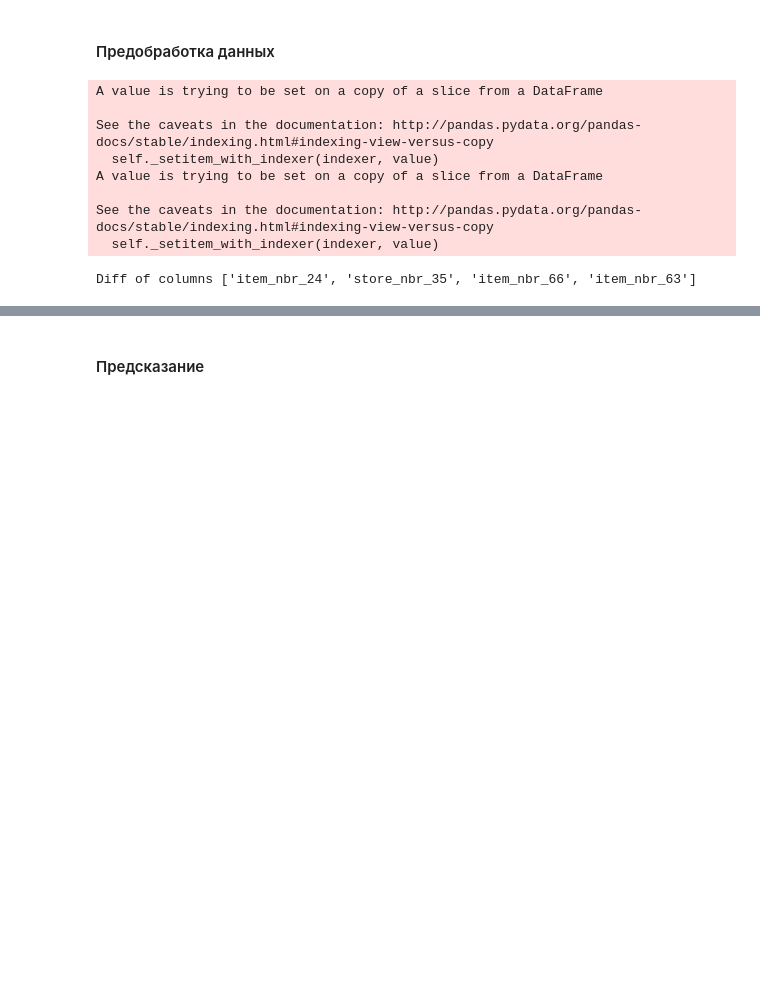
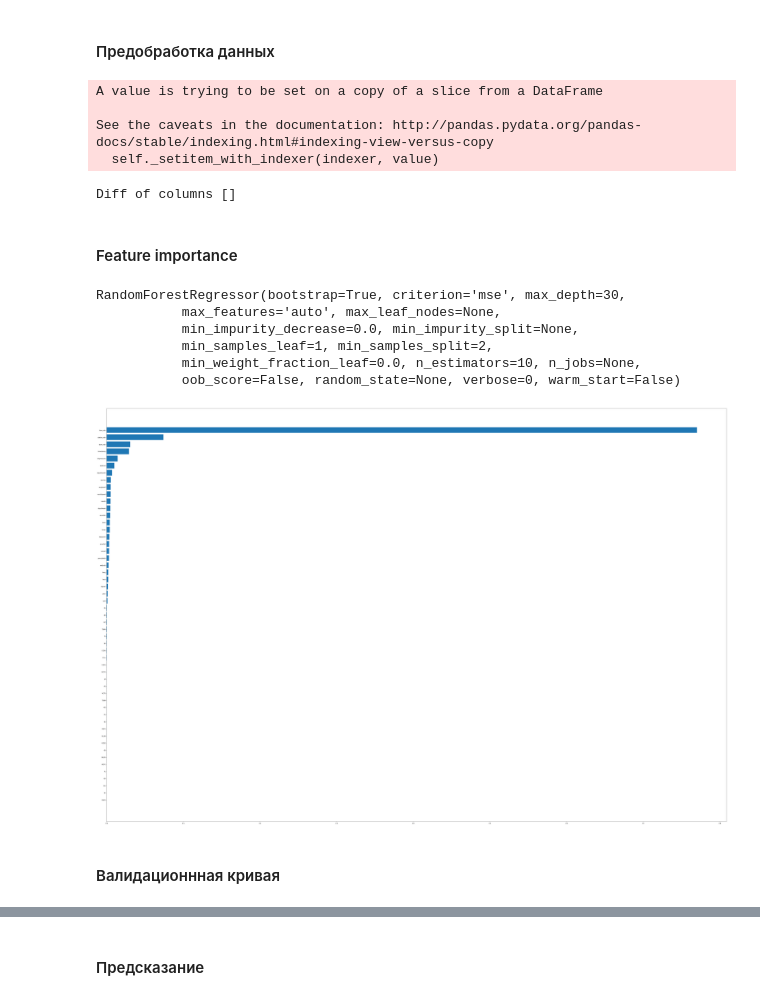
Before and after one commit to skrydg/ml, a Jupyter notebook: kaggle/walmart-recruiting-sales-in-stormy-weather/iteration1.ipynb, the cells around one changed output, grey strips where cells are left out. Cells and saved outputs as stored; diff of their text form; code cells hidden in the pictures; blank space fills up the shorter version.

```diff
--- a/kaggle/walmart-recruiting-sales-in-stormy-weather/iteration1.ipynb
+++ b/kaggle/walmart-recruiting-sales-in-stormy-weather/iteration1.ipynb
@@ -103,7 +87,21 @@ def preprocessing(data, key, weather, target_field=TARGET_NAME):
     return result
 # %%
-preprocessed_train = preprocessing(train[~train['product'].isin(unclaimed_products)], key, weather)
-preprocessed_test = preprocessing(test[~test['product'].isin(unclaimed_products)], key, weather)
+weather = weather.replace('M', -1)
+weather = weather.replace('  T', 0.001)
+
+for c in set(weather.columns) - set(['date', 'codesum', 'sunrise', 'sunset']):
+    weather[c] = pd.to_numeric(weather[c])
+
+convert_to_minutes(weather['sunrise'])
+convert_to_minutes(weather['sunset'])
+
+mlb = MultiLabelBinarizer()
+codesum_data = pd.DataFrame(mlb.fit_transform(weather['codesum'].str.split()),columns=mlb.classes_)
+weather_codesum = weather.join(codesum_data.sort_index(axis=1))
+
+
+preprocessed_train = preprocessing(train[~train['product'].isin(unclaimed_products)], key, weather_codesum)
+preprocessed_test = preprocessing(test[~test['product'].isin(unclaimed_products)], key, weather_codesum)
 
 train_columns = preprocessed_train.columns
 test_columns = preprocessed_test.columns
@@ -117,8 +115,26 @@ A value is trying to be set on a copy of a slice from a DataFrame
 
 See the caveats in the documentation: http://pandas.pydata.org/pandas-docs/stable/indexing.html#indexing-view-versus-copy
   self._setitem_with_indexer(indexer, value)
-A value is trying to be set on a copy of a slice from a DataFrame
-
-See the caveats in the documentation: http://pandas.pydata.org/pandas-docs/stable/indexing.html#indexing-view-versus-copy
-  self._setitem_with_indexer(indexer, value)
-Diff of columns ['item_nbr_24', 'store_nbr_35', 'item_nbr_66', 'item_nbr_63']
+Diff of columns []
+# %% [markdown]
+#### Feature importance
+# %%
+persent = 0.1
+
+y = preprocessed_train['units']
+X = preprocessed_train.loc[:, preprocessed_train.columns != 'units']
+
+samples = np.random.choice(X.shape[0], int(X.shape[0] * persent), replace=False)
+
+X = X.iloc[samples]
+y = y.iloc[samples]
+
+model = RandomForestRegressor(criterion='mse', n_estimators=10, max_depth=30)
+model.fit(X, y)
+# %% [output]
+RandomForestRegressor(bootstrap=True, criterion='mse', max_depth=30,
+           max_features='auto', max_leaf_nodes=None,
+           min_impurity_decrease=0.0, min_impurity_split=None,
+           min_samples_leaf=1, min_samples_split=2,
+           min_weight_fraction_leaf=0.0, n_estimators=10, n_jobs=None,
+           oob_score=False, random_state=None, verbose=0, warm_start=False)
@@ -124,0 +143,12 @@ Diff of columns ['item_nbr_24', 'store_nbr_35', 'item_nbr_66', 'item_nbr_63']
+# %%
+feature_importance, feature_name = zip(*sorted([ i for i in zip(model.feature_importances_, X.columns)]))
+
+fig = plt.figure()
+ax = fig.add_axes([0,0,10,10])
+
+ax.barh(feature_name,feature_importance)
+plt.show()
+# %% [output]
+[figure, added]
+# %% [markdown]
+#### Валидационнная кривая
```
Also changed, not shown: parts of 22 cells of this notebook, 1 other file.
